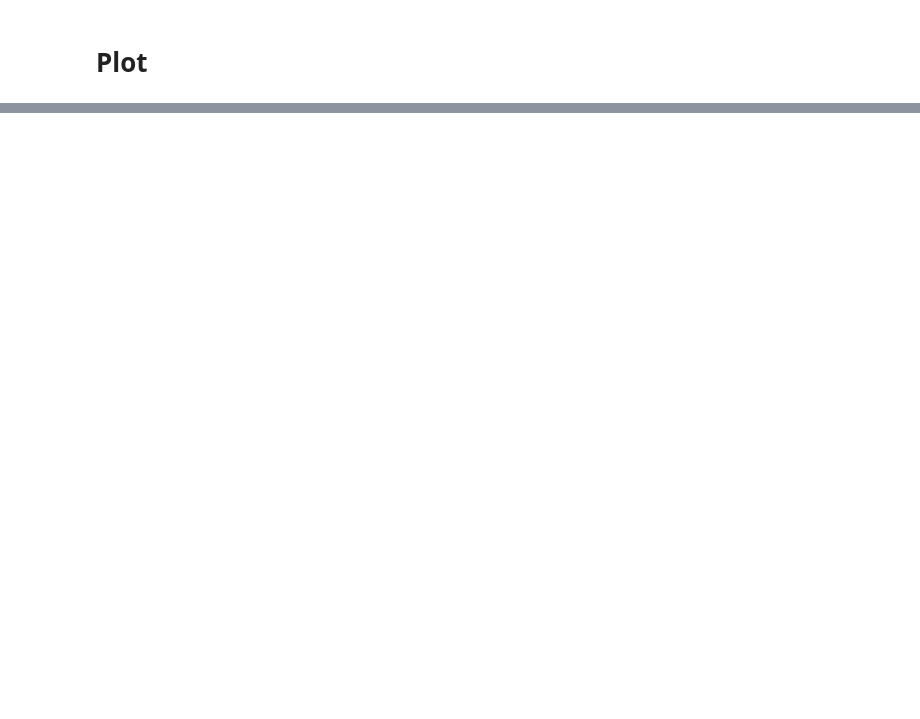
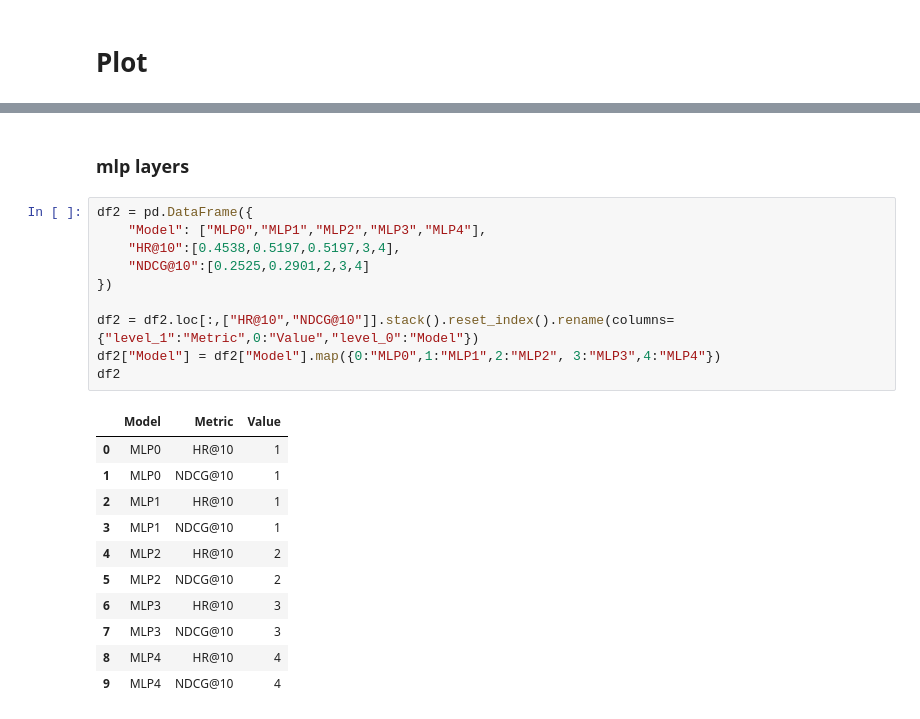
Before and after one commit to SUSTech-STA326/STA326_Assignment3, a Jupyter notebook: ass3.ipynb, the cells around one changed output, grey strips where cells are left out. Drawn from its saved outputs; the diff is of its cells as text; blank space fills up the shorter version.

```diff
--- a/ass3.ipynb
+++ b/ass3.ipynb
@@ -142,0 +285,24 @@ HR, NDCG
+# %% [markdown]
+### mlp layers
+# %%
+df2 = pd.DataFrame({
+    "Model": ["MLP0","MLP1","MLP2","MLP3","MLP4"],
+    "HR@10":[0.4538,0.5197,0.5197,3,4],
+    "NDCG@10":[0.2525,0.2901,2,3,4]
+})
+
+df2 = df2.loc[:,["HR@10","NDCG@10"]].stack().reset_index().rename(columns={"level_1":"Metric",0:"Value","level_0":"Model"})
+df2["Model"] = df2["Model"].map({0:"MLP0",1:"MLP1",2:"MLP2", 3:"MLP3",4:"MLP4"})
+df2
+# %% [output]
+|  | Model | Metric | Value |
+| 0 | MLP0 | HR@10 | 1 |
+| 1 | MLP0 | NDCG@10 | 1 |
+| 2 | MLP1 | HR@10 | 1 |
+| 3 | MLP1 | NDCG@10 | 1 |
+| 4 | MLP2 | HR@10 | 2 |
+| 5 | MLP2 | NDCG@10 | 2 |
+| 6 | MLP3 | HR@10 | 3 |
+| 7 | MLP3 | NDCG@10 | 3 |
+| 8 | MLP4 | HR@10 | 4 |
+| 9 | MLP4 | NDCG@10 | 4 |
```
Also changed, not shown: parts of 20 cells of this notebook, 8 other files.
